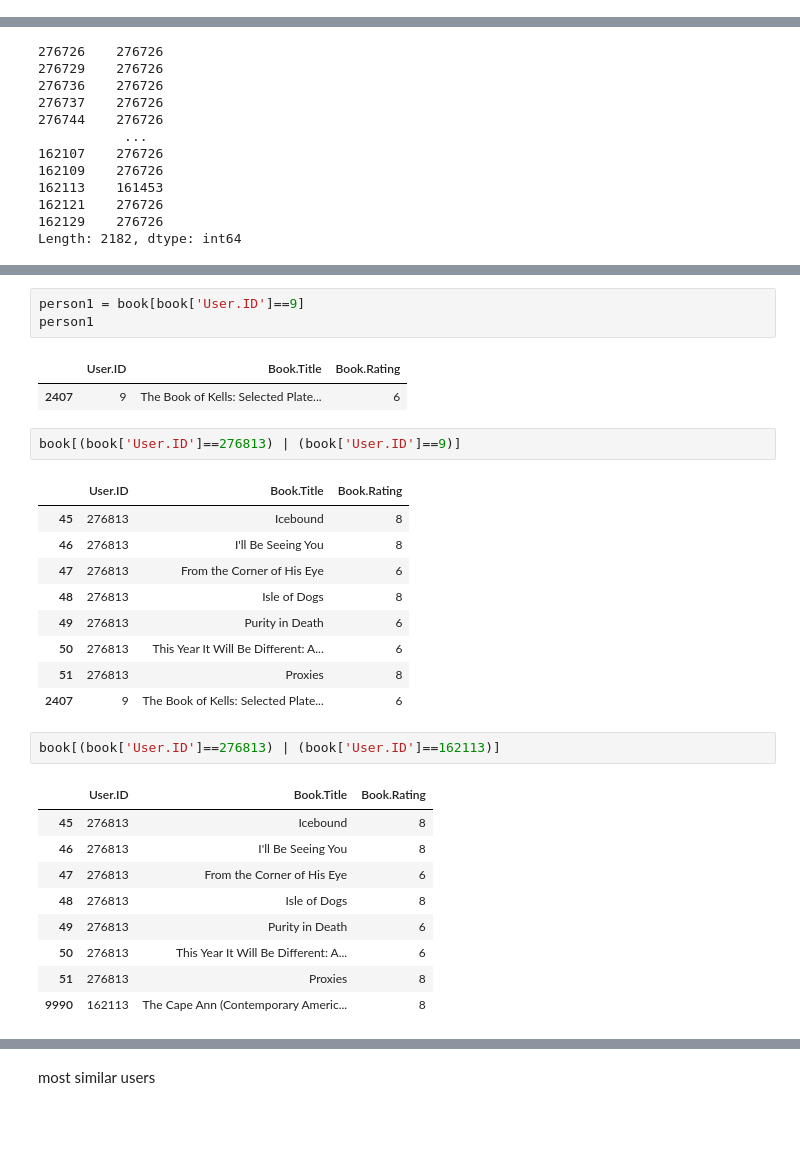
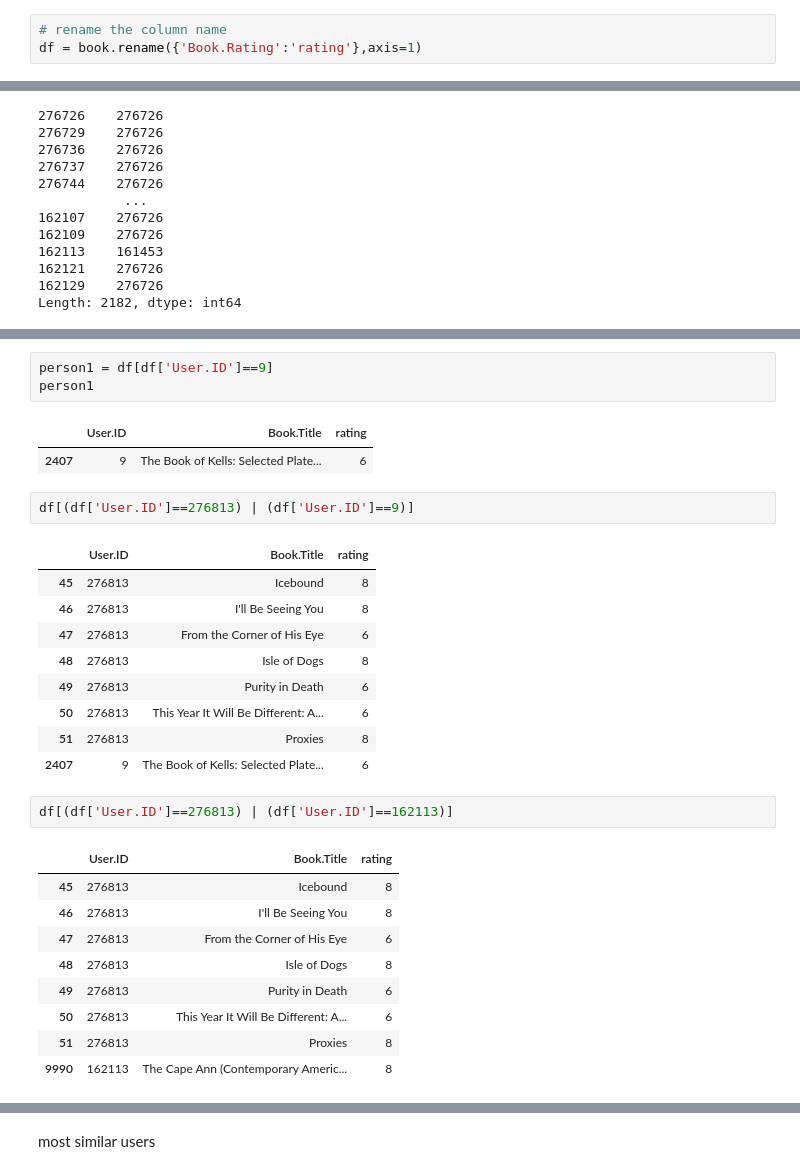
Before and after one commit to kjghfnxggdgbvg/kjghfnxggdgbvg, a Jupyter notebook: recommendation.ipynb, the cells around one changed output, grey strips where cells are left out. Cells and saved outputs as stored; diff of their text form; blank space fills up the shorter version.

```diff
--- a/recommendation.ipynb
+++ b/recommendation.ipynb
@@ -51,3 +53,6 @@ duplicated
 |  | User.ID | Book.Title | Book.Rating |
 | 5052 | 2152 | Le nouveau soleil de Teur | 7 |
 | 7440 | 3757 | The Magician's Tale | 7 |
+# %%
+# rename the column name
+df = book.rename({'Book.Rating':'rating'},axis=1)
@@ -147,15 +203,15 @@ person
 | 50 | 276813 | This Year It Will Be Different: A... | 6 |
 | 51 | 276813 | Proxies | 8 |
 # %%
-person1 = book[book['User.ID']==9]
+person1 = df[df['User.ID']==9]
 person1
 # %% [output]
-|  | User.ID | Book.Title | Book.Rating |
+|  | User.ID | Book.Title | rating |
 | 2407 | 9 | The Book of Kells: Selected Plate... | 6 |
 # %%
-book[(book['User.ID']==276813) | (book['User.ID']==9)]
+df[(df['User.ID']==276813) | (df['User.ID']==9)]
 # %% [output]
-|  | User.ID | Book.Title | Book.Rating |
+|  | User.ID | Book.Title | rating |
 | 45 | 276813 | Icebound | 8 |
 | 46 | 276813 | I'll Be Seeing You | 8 |
 | 47 | 276813 | From the Corner of His Eye | 6 |
@@ -165,9 +221,9 @@ book[(book['User.ID']==276813) | (book['User.ID']==9)]
 | 51 | 276813 | Proxies | 8 |
 | 2407 | 9 | The Book of Kells: Selected Plate... | 6 |
 # %%
-book[(book['User.ID']==276813) | (book['User.ID']==162113)]
+df[(df['User.ID']==276813) | (df['User.ID']==162113)]
 # %% [output]
-|  | User.ID | Book.Title | Book.Rating |
+|  | User.ID | Book.Title | rating |
 | 45 | 276813 | Icebound | 8 |
 | 46 | 276813 | I'll Be Seeing You | 8 |
 | 47 | 276813 | From the Corner of His Eye | 6 |
```
Also changed, not shown: parts of 13 cells of this notebook.
